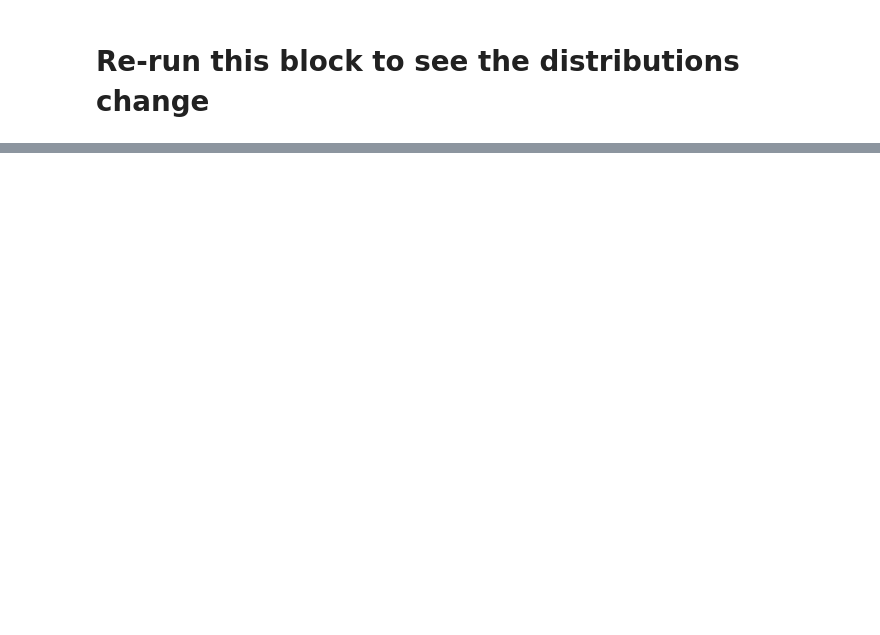
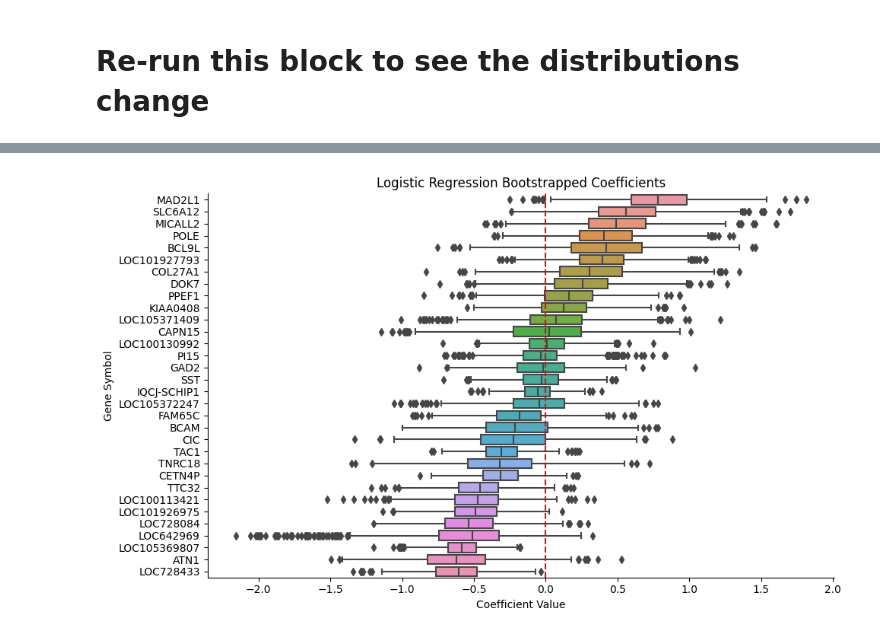
Before and after one commit to clmangham/aging_dementia_tbi, a Jupyter notebook: notebooks/gene_ML.ipynb, the cells around one changed output, grey strips where cells are left out. Cells and saved outputs as stored; diff of their text form; code cells hidden in the pictures; blank space fills up the shorter version.

```diff
--- a/notebooks/gene_ML.ipynb
+++ b/notebooks/gene_ML.ipynb
@@ -106,0 +185,15 @@ Testing std :  0.0602
+# %%
+plt.figure(figsize=(10, 6))
+sns.boxplot(coefs_df[descending_sort], orient= 'h',)
+y_labels = gene_ids_ranking['gene_symbol']
+plt.yticks(range(len(y_labels)), y_labels)
+plt.title('Logistic Regression Bootstrapped Coefficients')
+plt.xlabel('Coefficient Value')
+plt.ylabel('Gene Symbol')
+plt.gca().spines['top'].set_visible(False)
+plt.gca().spines['right'].set_visible(False)
+plt.axvline(0,color="red",linestyle="--")
+plt.tight_layout()
+plt.show()
+# %% [output]
+[figure, added]
```
Also changed, not shown: parts of 8 cells of this notebook.
